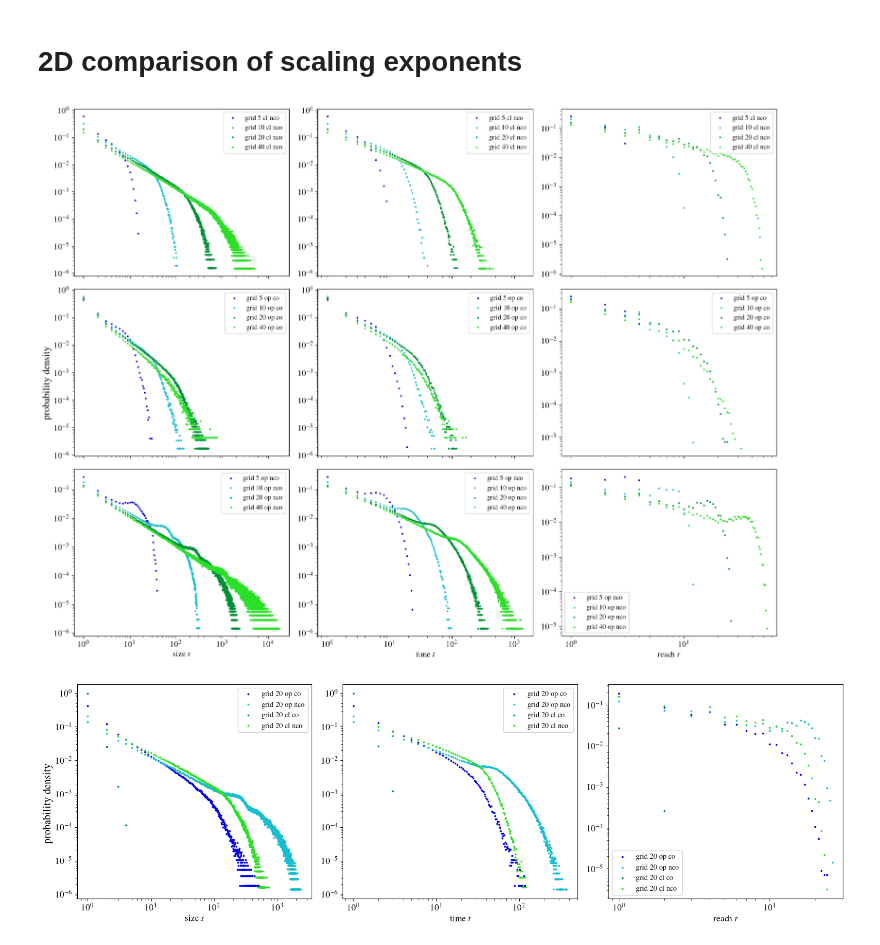
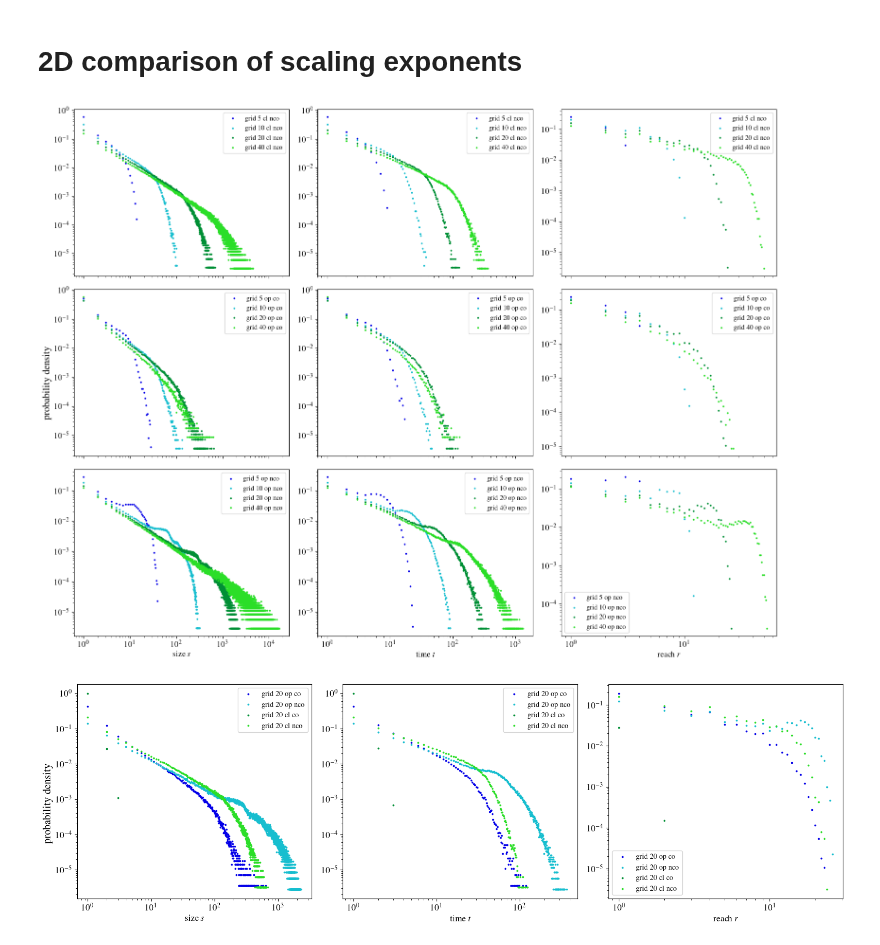
Before and after one commit to GabrielRemi/Sandpile, a Jupyter notebook: Code/analysis_2d.ipynb, the cells around one changed output. Saved outputs shown, nothing was run; the diff lists cells and outputs as text; code cells hidden in the pictures.

```diff
--- a/Code/analysis_2d.ipynb
+++ b/Code/analysis_2d.ipynb
@@ -33,7 +33,7 @@ for data_dir in data_dirs:
     # slope = np.load(data_dir/"data_0.slopes.npy")
     params = get_short_params(get_system_params_from_name(data_dir.name))
     b, p = params["boundary_condition"], params["perturbation"]
-    step, slope = load_slope_values((data_dir / "data_0.slopes.npy"))
+    step, slope = load_slope_values((data_dir / "data_1.slopes.npy"))
     draw_slope(slope, step, label=f"{b} {p}")
 
 plt.legend()
@@ -80,49 +81,50 @@ plt.savefig(fig_dir / "2d_grid_comparison.png", bbox_inches="tight", dpi=300)
 fig, ax = plt.subplots(3, 3, figsize=(16, 12), sharex="col")
 
 fig.supylabel("probability density")
+N = 50
 
 # closed non conservative, different grid
 for grid in grid_sizes:
     data_dir = Path().cwd().joinpath(f"data/d2_g{grid}_c7_cl_nco")
-    df = load_combine_avalanche_data_samples(data_dir, with_dissipation=False)
+    df = load_combine_avalanche_data_samples(data_dir, with_dissipation=False, sample_count=N)
 
     for i, obs in enumerate("size time reach".split()):
         x, y = get_hist(df[obs])
         draw_distribution(x, y, axis=ax[0, i], label=f"grid {grid} cl nco")
         ax[0, i].legend(fontsize="small")
 
 # open conservative, different grid
 for grid in grid_sizes:
     data_dir = Path().cwd().joinpath(f"data/d2_g{grid}_c7_op_co")
-    df = load_combine_avalanche_data_samples(data_dir, with_dissipation=False)
+    df = load_combine_avalanche_data_samples(data_dir, with_dissipation=False, sample_count=N)
 
     for i, obs in enumerate("size time reach".split()):
         x, y = get_hist(df[obs])
         draw_distribution(x, y, axis=ax[1, i], label=f"grid {grid} op co")
         ax[1, i].legend(fontsize="small")
 
 # open conservative, different grid
 for grid in grid_sizes:
     data_dir = Path().cwd().joinpath(f"data/d2_g{grid}_c7_op_nco")
-    df = load_combine_avalanche_data_samples(data_dir, with_dissipation=False)
+    df = load_combine_avalanche_data_samples(data_dir, with_dissipation=False, sample_count=N)
 
     for i, obs in enumerate("size time reach".split()):
         x, y = get_hist(df[obs])
         draw_distribution(x, y, axis=ax[2, i], label=f"grid {grid} op nco")
         ax[2, i].legend(fontsize="small")
         ax[2, i].set_xlabel(f"{obs} ${obs[0]}$")
 #
 plt.savefig(fig_dir / "comparison_grid_distributions.png", dpi=300)
-plt.savefig(fig_dir / "comparison_grid_distributions.pdf", dpi=300)
+# plt.savefig(fig_dir / "comparison_grid_distributions.pdf", dpi=300)
 # %% [output]
-[figure, old version]
+[figure, new version]
 # %%
 fig, ax = plt.subplots(1, 3, figsize=(16, 5))
 fig.supylabel("probability density")
 # grid 20, different pb
 for b, p in [("op", "co"), ("op", "nco"), ("cl", "co"), ("cl", "nco")]:
     data_dir = Path().cwd().joinpath(f"data/d2_g20_c7_{b}_{p}")
-    df = load_combine_avalanche_data_samples(data_dir, with_dissipation=False)
+    df = load_combine_avalanche_data_samples(data_dir, with_dissipation=False, sample_count=N)
 
     for i, obs in enumerate("size time reach".split()):
         x, y = get_hist(df[obs])
@@ -131,7 +133,7 @@ for b, p in [("op", "co"), ("op", "nco"), ("cl", "co"), ("cl", "nco")]:
         ax[i].legend(fontsize="small")
         ax[i].set_xlabel(f"{obs} ${obs[0]}$")
 
-fig.savefig(fig_dir/"comparison_pb_distributions.pdf", dpi=300)
+# fig.savefig(fig_dir/"comparison_pb_distributions.pdf", dpi=300)
 fig.savefig(fig_dir/"comparison_pb_distributions.png", dpi=300)
 # %% [output]
-[figure, old version]
+[figure, new version]
```
Also changed, not shown: parts of 2 cells of this notebook, 11 other files.
